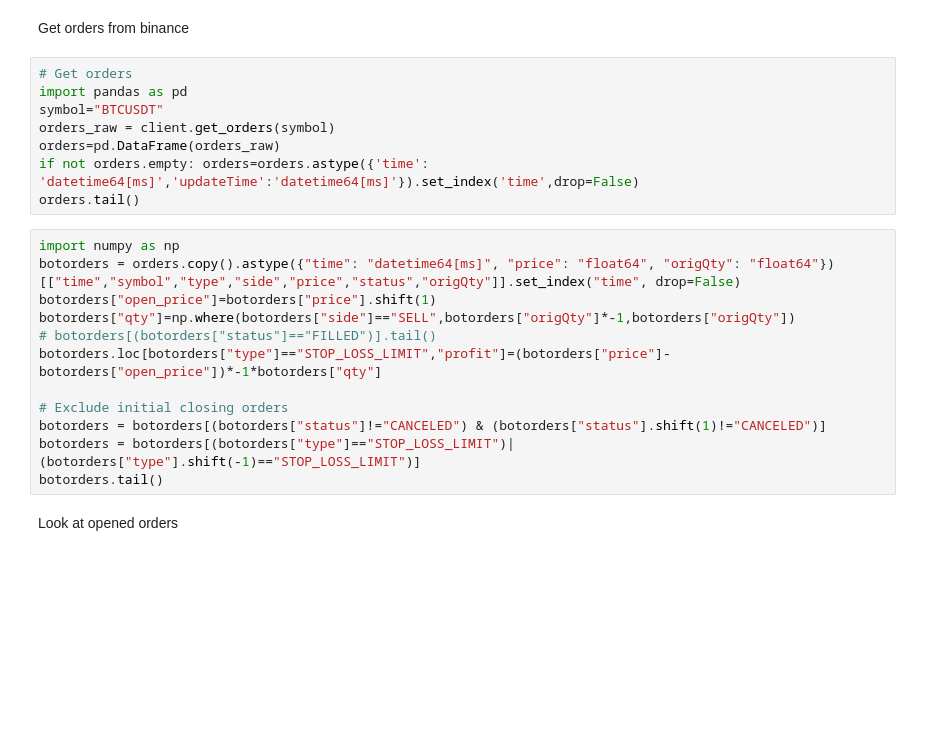
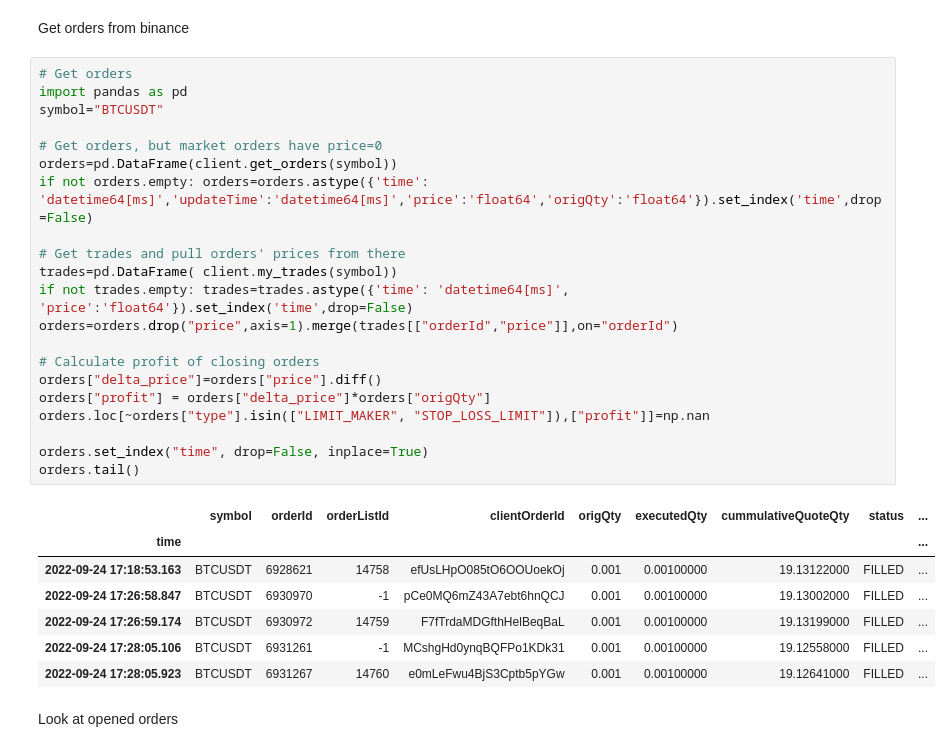
Before and after one commit to DmitryPukhov/pytrade2, a Jupyter notebook: analysis/Trading EDA.ipynb, the cells around one changed output. Drawn from its saved outputs; the diff is of its cells as text; blank space fills up the shorter version.

Commit message:
Analytics updated to show profit

```diff
--- a/analysis/Trading EDA.ipynb
+++ b/analysis/Trading EDA.ipynb
@@ -78,25 +80,34 @@ print(account)
 # %% [markdown]
 Get orders from binance
-# %%
-# Get orders
-import pandas as pd
-symbol="BTCUSDT"
-orders_raw = client.get_orders(symbol)
-orders=pd.DataFrame(orders_raw)
-if not orders.empty: orders=orders.astype({'time': 'datetime64[ms]','updateTime':'datetime64[ms]'}).set_index('time',drop=False)
-orders.tail()
-# %%
-import numpy as np
-botorders = orders.copy().astype({"time": "datetime64[ms]", "price": "float64", "origQty": "float64"})[["time","symbol","type","side","price","status","origQty"]].set_index("time", drop=False)
-botorders["open_price"]=botorders["price"].shift(1)
-botorders["qty"]=np.where(botorders["side"]=="SELL",botorders["origQty"]*-1,botorders["origQty"])
-# botorders[(botorders["status"]=="FILLED")].tail()
-botorders.loc[botorders["type"]=="STOP_LOSS_LIMIT","profit"]=(botorders["price"]-botorders["open_price"])*-1*botorders["qty"]
-
-# Exclude initial closing orders
-botorders = botorders[(botorders["status"]!="CANCELED") & (botorders["status"].shift(1)!="CANCELED")]
-botorders = botorders[(botorders["type"]=="STOP_LOSS_LIMIT")|(botorders["type"].shift(-1)=="STOP_LOSS_LIMIT")]
-botorders.tail()
+# %%
+# Get orders
+import pandas as pd
+symbol="BTCUSDT"
+
+# Get orders, but market orders have price=0
+orders=pd.DataFrame(client.get_orders(symbol))
+if not orders.empty: orders=orders.astype({'time': 'datetime64[ms]','updateTime':'datetime64[ms]','price':'float64','origQty':'float64'}).set_index('time',drop=False)
+
+# Get trades and pull orders' prices from there
+trades=pd.DataFrame( client.my_trades(symbol))
+if not trades.empty: trades=trades.astype({'time': 'datetime64[ms]', 'price':'float64'}).set_index('time',drop=False)
+orders=orders.drop("price",axis=1).merge(trades[["orderId","price"]],on="orderId")
+
+# Calculate profit of closing orders
+orders["delta_price"]=orders["price"].diff()
+orders["profit"] = orders["delta_price"]*orders["origQty"]
+orders.loc[~orders["type"].isin(["LIMIT_MAKER", "STOP_LOSS_LIMIT"]),["profit"]]=np.nan
+
+orders.set_index("time", drop=False, inplace=True)
+orders.tail()
+# %% [output]
+|  | symbol | orderId | orderListId | clientOrderId | origQty | executedQty | cummulativeQuoteQty | status | ... |
+| time |  |  |  |  |  |  |  |  | ... |
+| 2022-09-24 17:18:53.163 | BTCUSDT | 6928621 | 14758 | efUsLHpO085tO6OOUoekOj | 0.001 | 0.00100000 | 19.13122000 | FILLED | ... |
+| 2022-09-24 17:26:58.847 | BTCUSDT | 6930970 | -1 | pCe0MQ6mZ43A7ebt6hnQCJ | 0.001 | 0.00100000 | 19.13002000 | FILLED | ... |
+| 2022-09-24 17:26:59.174 | BTCUSDT | 6930972 | 14759 | F7fTrdaMDGfthHelBeqBaL | 0.001 | 0.00100000 | 19.13199000 | FILLED | ... |
+| 2022-09-24 17:28:05.106 | BTCUSDT | 6931261 | -1 | MCshgHd0ynqBQFPo1KDk31 | 0.001 | 0.00100000 | 19.12558000 | FILLED | ... |
+| 2022-09-24 17:28:05.923 | BTCUSDT | 6931267 | 14760 | e0mLeFwu4BjS3Cptb5pYGw | 0.001 | 0.00100000 | 19.12641000 | FILLED | ... |
 # %% [markdown]
 Look at opened orders
 # %%
```
Also changed, not shown: parts of 8 cells of this notebook, 1 other file.
